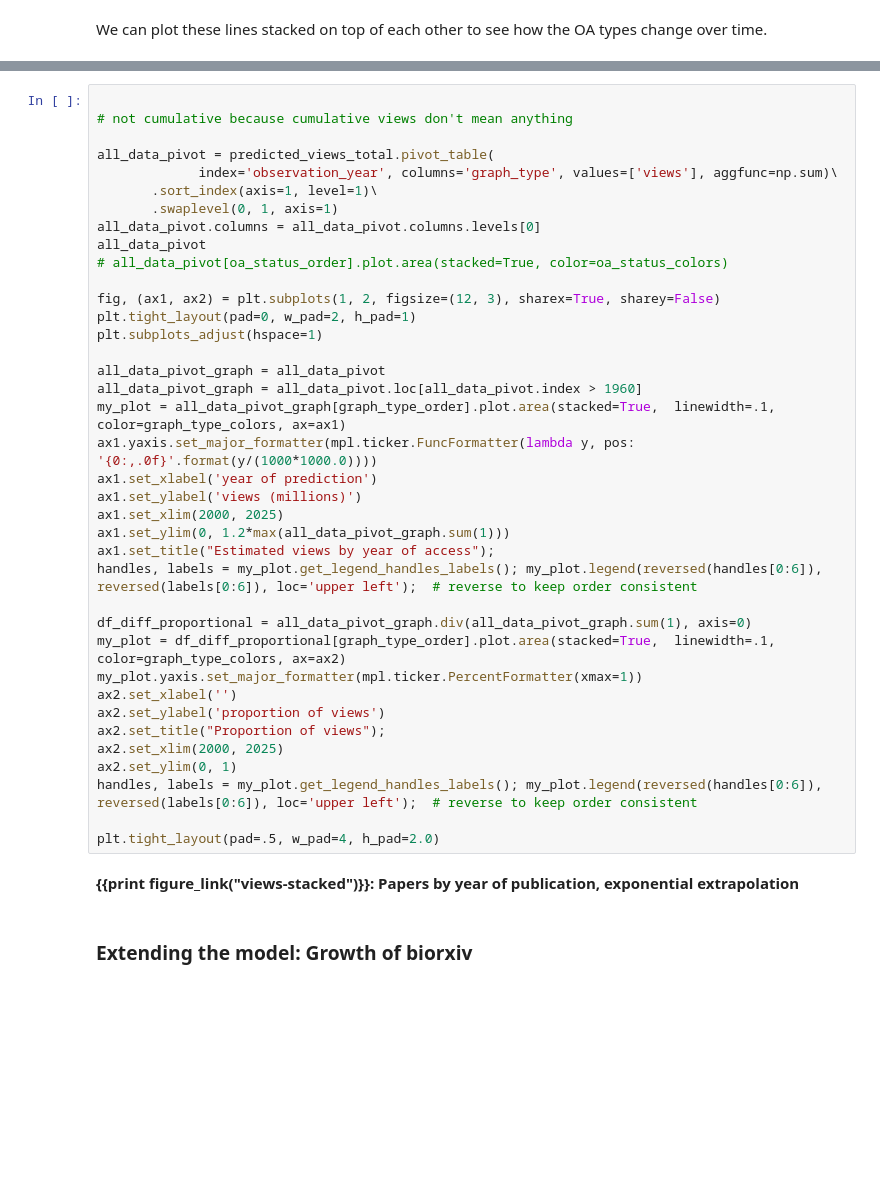
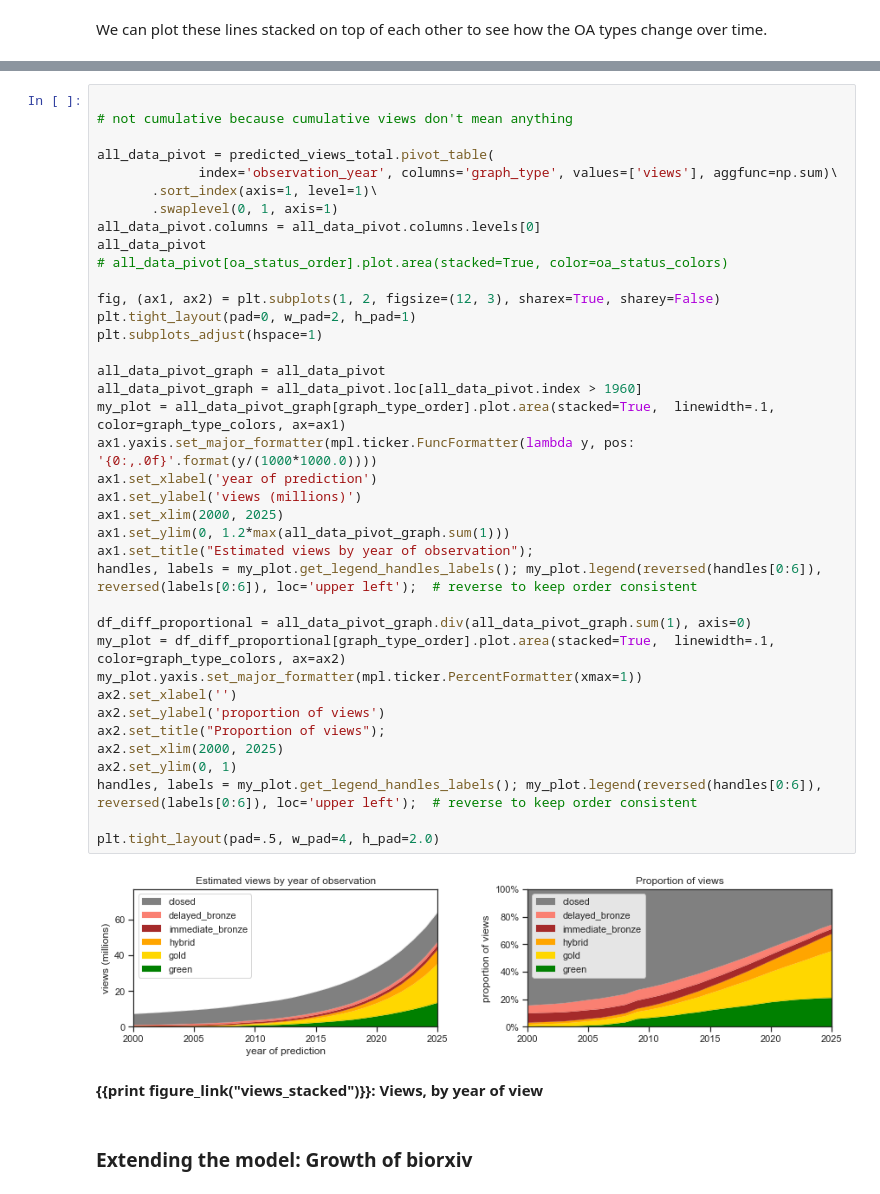
Before and after one commit to ourresearch/future-oa, a Jupyter notebook: manuscript.ipynb, the cells around one changed output, grey strips where cells are left out. Drawn from its saved outputs; the diff is of its cells as text; blank space fills up the shorter version.

```diff
--- a/manuscript.ipynb
+++ b/manuscript.ipynb
@@ -1926,36 +2028,38 @@ all_data_pivot = predicted_views_total.pivot_table(
        .swaplevel(0, 1, axis=1)
 all_data_pivot.columns = all_data_pivot.columns.levels[0]
 all_data_pivot
 # all_data_pivot[oa_status_order].plot.area(stacked=True, color=oa_status_colors)
 
 fig, (ax1, ax2) = plt.subplots(1, 2, figsize=(12, 3), sharex=True, sharey=False)
 plt.tight_layout(pad=0, w_pad=2, h_pad=1)
 plt.subplots_adjust(hspace=1)
 
 all_data_pivot_graph = all_data_pivot
 all_data_pivot_graph = all_data_pivot.loc[all_data_pivot.index > 1960]
 my_plot = all_data_pivot_graph[graph_type_order].plot.area(stacked=True,  linewidth=.1, color=graph_type_colors, ax=ax1)
 ax1.yaxis.set_major_formatter(mpl.ticker.FuncFormatter(lambda y, pos: '{0:,.0f}'.format(y/(1000*1000.0))))
 ax1.set_xlabel('year of prediction')
 ax1.set_ylabel('views (millions)')
 ax1.set_xlim(2000, 2025)
 ax1.set_ylim(0, 1.2*max(all_data_pivot_graph.sum(1)))
-ax1.set_title("Estimated views by year of access");
+ax1.set_title("Estimated views by year of observation");
 handles, labels = my_plot.get_legend_handles_labels(); my_plot.legend(reversed(handles[0:6]), reversed(labels[0:6]), loc='upper left');  # reverse to keep order consistent
 
 df_diff_proportional = all_data_pivot_graph.div(all_data_pivot_graph.sum(1), axis=0)
 my_plot = df_diff_proportional[graph_type_order].plot.area(stacked=True,  linewidth=.1, color=graph_type_colors, ax=ax2)
 my_plot.yaxis.set_major_formatter(mpl.ticker.PercentFormatter(xmax=1))
 ax2.set_xlabel('')
 ax2.set_ylabel('proportion of views')
 ax2.set_title("Proportion of views");
 ax2.set_xlim(2000, 2025)
 ax2.set_ylim(0, 1)
 handles, labels = my_plot.get_legend_handles_labels(); my_plot.legend(reversed(handles[0:6]), reversed(labels[0:6]), loc='upper left');  # reverse to keep order consistent
 
 plt.tight_layout(pad=.5, w_pad=4, h_pad=2.0)
+# %% [output]
+[figure, added]
 # %% [markdown]
-**{{print figure_link("views-stacked")}}: Papers by year of publication, exponential extrapolation**
+**{{print figure_link("views_stacked")}}: Views, by year of view**
 # %% [markdown]
 ### Extending the model:  Growth of biorxiv
 # %% [markdown]
```
Also changed, not shown: parts of 74 cells of this notebook, 32 other files.
